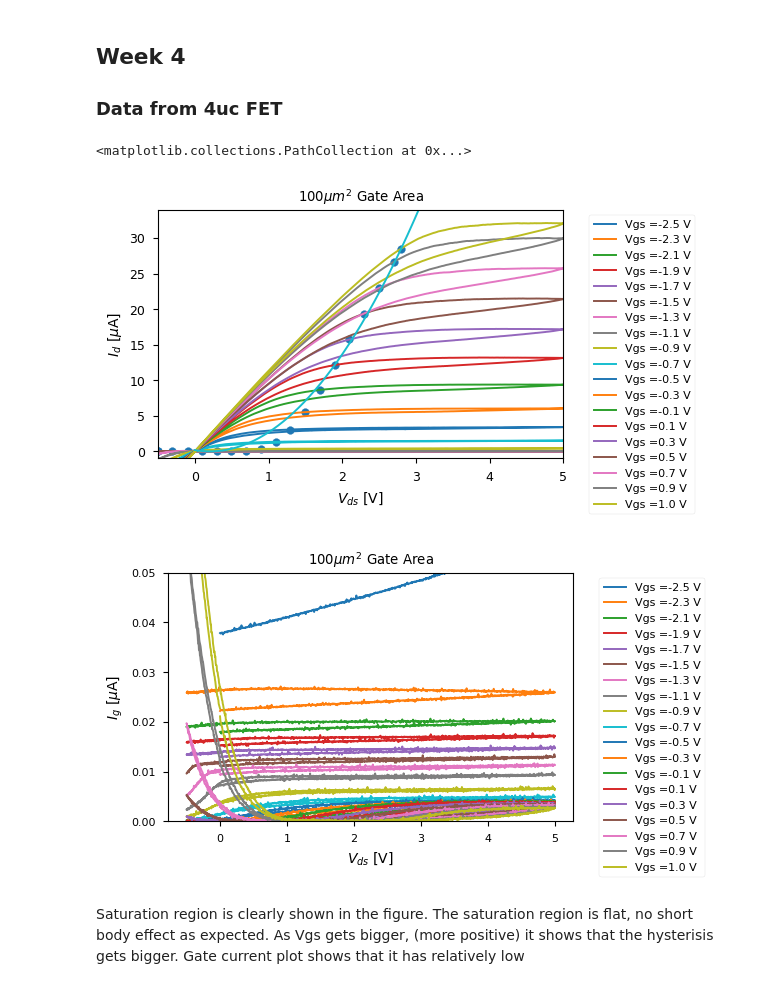
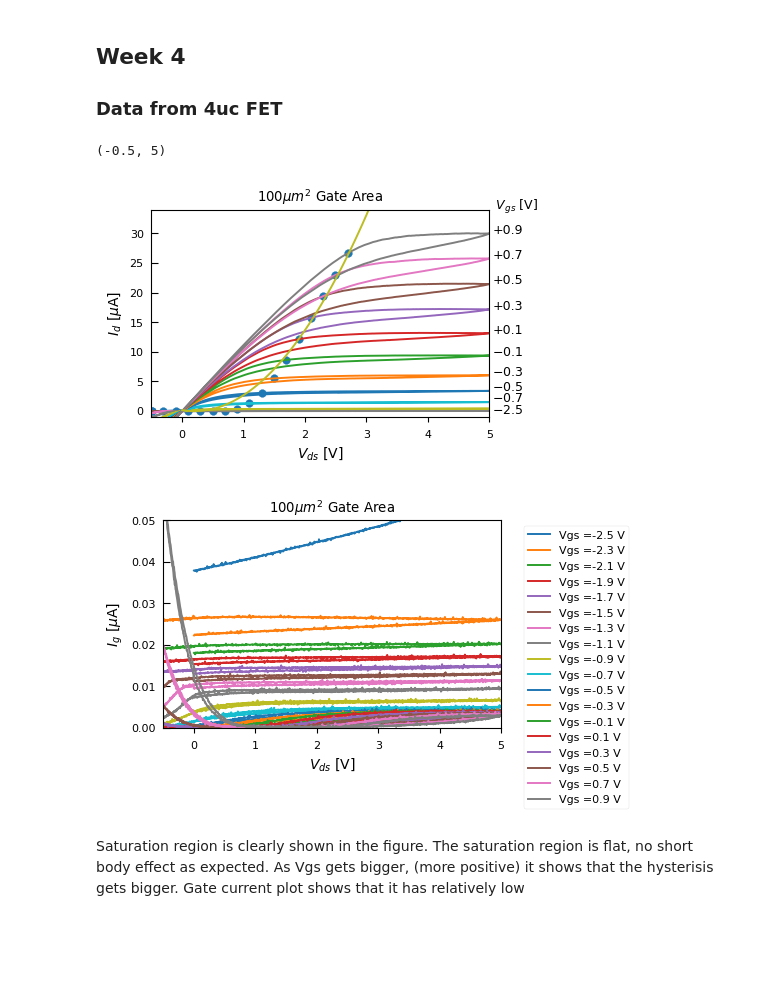
Before and after one commit to prabowobagas/Jupyter-Notebook-Thesis, a Jupyter notebook: Weekly Journal.ipynb, the cells around one changed output. Cells and saved outputs as stored; diff of their text form; code cells hidden in the pictures; blank space fills up the shorter version.

```diff
--- a/Weekly Journal.ipynb
+++ b/Weekly Journal.ipynb
@@ -270,65 +272,80 @@ def quadratic_fitting(x, a, b):
     y = a*(x-b)**2
     return y
 
+def plus_string(number):
+    if number < 0:
+        x = '$-$' + str(round(abs(number), 2))
+    elif number > 0:
+        x = '+' + str(round(number, 2))
+    return x
+
+fig1 = plt.figure(1)
+ax = fig1.add_subplot(1, 1, 1)
+
+fig2 = plt.figure(2)
+ax2 = fig2.add_subplot(1, 1, 1)
+
 V_sat_data = []
-
-for i in new_range(1, 36, 2):
+for i in new_range(1, 35, 2):
     # df1 = pd.read_csv('Data\\dev15\\dev15_vsd\\dev15_dataset'+str(i)+'.txt',sep='\t',skiprows = [0,1,2])
     df2 = pd.read_csv('Data\\dev16\\dev16_huge_sweep\\dev16_dataset'+str(i)+'.txt',sep='\t',skiprows = [0,1,2])
 
     # df_wrap1 = wrapper_vds(df1)
     df_wrap2 = wrapper_vds(df2)
 
     Vgs = -2.5 + (0.1*i-0.1)
     Ids_list = df_wrap2['Ids']
     Vds_list = df_wrap2['Vds']
     V_sat_index = find_nearest(Vds_list[1:1200], Vgs+1.8)
     V_sat_data.append((Vds_list[V_sat_index], Ids_list[V_sat_index]/10**(-6)))
 
-
-    fig1 = plt.figure(1)
-    ax = fig1.add_subplot(1, 1, 1)  # create an axes object in the figure
     # plt.plot(df_wrap1['Vds'], df_wrap1['Ids']/(10)**(-6), label = 'Vgs ='+str((i*-100)+100)+'mV',linestyle = 'dashed')
     ax.plot(df_wrap2['Vds'], df_wrap2['Ids']/(10)**(-6), label = 'Vgs ='+str(round(Vgs,2))+' V')
+    if Vgs <= -2.4:
+        ax.text(Vds_list[1200]+0.05, Ids_list[1200]/(10)**(-6) -0.5, plus_string(Vgs),  withdash=False, fontsize=9)
+    elif Vgs >= -0.7:
+        ax.text(Vds_list[1200]+0.05, Ids_list[1200]/(10)**(-6), plus_string(Vgs),  withdash=False, fontsize=9)
 
-    plt.title('100$\mu m^2$ Gate Area')
-    plt.xlabel('$V_{ds}$ [V]', fontsize=10)
-    plt.ylabel('$I_{d}$ [$\mu$A]', fontsize=10)
-    plt.legend(bbox_to_anchor=(1.05, 1), loc=2, )
-    plt.xlim(-0.5, 5)    # set limits here
-    plt.ylim(-1, 34)
-    ax = plt.gca()
-    ax.tick_params(axis = 'both', which = 'major', labelsize = 9)
-    fig1.set_size_inches(plot_width*1.5 , plot_height*1.5)
-
-    fig2 = plt.figure(2)
-    ax2 = fig1.add_subplot(1, 1, 1)
-    plt.plot(df_wrap2['Vds'], abs(df_wrap2['Igs']/(10**(-6))), label = 'Vgs ='+str(round(Vgs,2))+' V')
-    plt.legend(bbox_to_anchor=(1.05, 1), loc=2, )
-    plt.title('100$\mu m^2$ Gate Area')
-    plt.xlabel('$V_{ds}$ [V]', fontsize=10)
-    plt.ylabel('$I_{g}$ [$\mu$A]', fontsize=10)
-    ax.tick_params(axis = 'both', which = 'major', labelsize = 9)
-    fig2.set_size_inches(plot_width*1.5 , plot_height*1.5)
-    plt.ylim(0, 0.05)
-
-
+    ax2.plot(df_wrap2['Vds'], abs(df_wrap2['Igs']/(10**(-6))), label = 'Vgs ='+str(round(Vgs,2))+' V')
 
 Vds_tuple, Ids_tuple = zip(*V_sat_data)
 popt, pcov = curve_fit(quadratic_fitting, Vds_tuple, Ids_tuple)
-Vds_new = np.linspace(0, 5, num = 10000, endpoint=True)
+Vds_new = np.linspace(0, 5, num = 100, endpoint=True)
 Ids_new = quadratic_fitting(Vds_new, *popt)
 # ax.plot(Vds_tuple,Ids_tuple)
 ax.plot(Vds_new, Ids_new)
 ax.scatter(Vds_tuple, Ids_tuple)
 
 
+## Plot setting for fig1 (Id vs Vds)
+ax.set_title('100$\mu m^2$ Gate Area')
+ax.set_xlabel('$V_{ds}$ [V]', fontsize=10)
+ax.set_ylabel('$I_{d}$ [$\mu$A]', fontsize=10)
+# ax.legend(bbox_to_anchor=(1.05, 1), loc=2)
+ax.set_xlim(-0.5, 5)
+ax.set_ylim(-1, 34)
+ax.tick_params(axis = 'y', which = 'both', length=5, direction='in')
+ax.tick_params(axis = 'both', which = 'minor', labelsize = 9)
+ax.text(5+0.05, 34, ' $V_{gs}$ [V]',  withdash=False, fontsize=9) # Vgs label is set manually
+fig1.set_size_inches(plot_width*1.25 , plot_height*1.25)
+#fig1.savefig('Figures\\Ids_Vds_dev15-16.pdf', format='pdf', dp, bbox_inches='tight')
 
-#plt.savefig('Figures\\Ids_Vds_dev15-16.pdf', format='pdf', dp, bbox_inches='tight')
+
+## plot setting for fig2 (Ig vs Vds)
+ax2.legend(bbox_to_anchor=(1.05, 1), loc=2)
+ax2.set_title('100$\mu m^2$ Gate Area')
+ax2.set_xlabel('$V_{ds}$ [V]', fontsize=10)
+ax2.set_ylabel('$I_{g}$ [$\mu$A]', fontsize=10)
+ax2.tick_params(axis = 'y', which = 'both', length=5, direction='in')
+ax2.tick_params(axis = 'both', which = 'minor', labelsize = 9)
+fig2.set_size_inches(plot_width*1.25 , plot_height*1.25)
+ax2.set_ylim(0, 0.05)
+ax2.set_xlim(-0.5, 5)
+#fig2.savefig('Figures\\Ids_Vds_dev15-16.pdf', format='pdf', dp, bbox_inches='tight')
 # %% [output]
-<matplotlib.collections.PathCollection at 0x...>
+(-0.5, 5)
-[figure, old version]
+[figure, new version]
-[figure, old version]
+[figure, new version]
 # %% [markdown]
 Saturation region is clearly shown in the figure. The saturation region is flat, no short body effect as expected. As Vgs gets bigger, (more positive) it shows that the hysterisis gets bigger. Gate current plot shows that it has relatively low
 # %%
```
Also changed, not shown: parts of 6 cells of this notebook, 3 other files.
